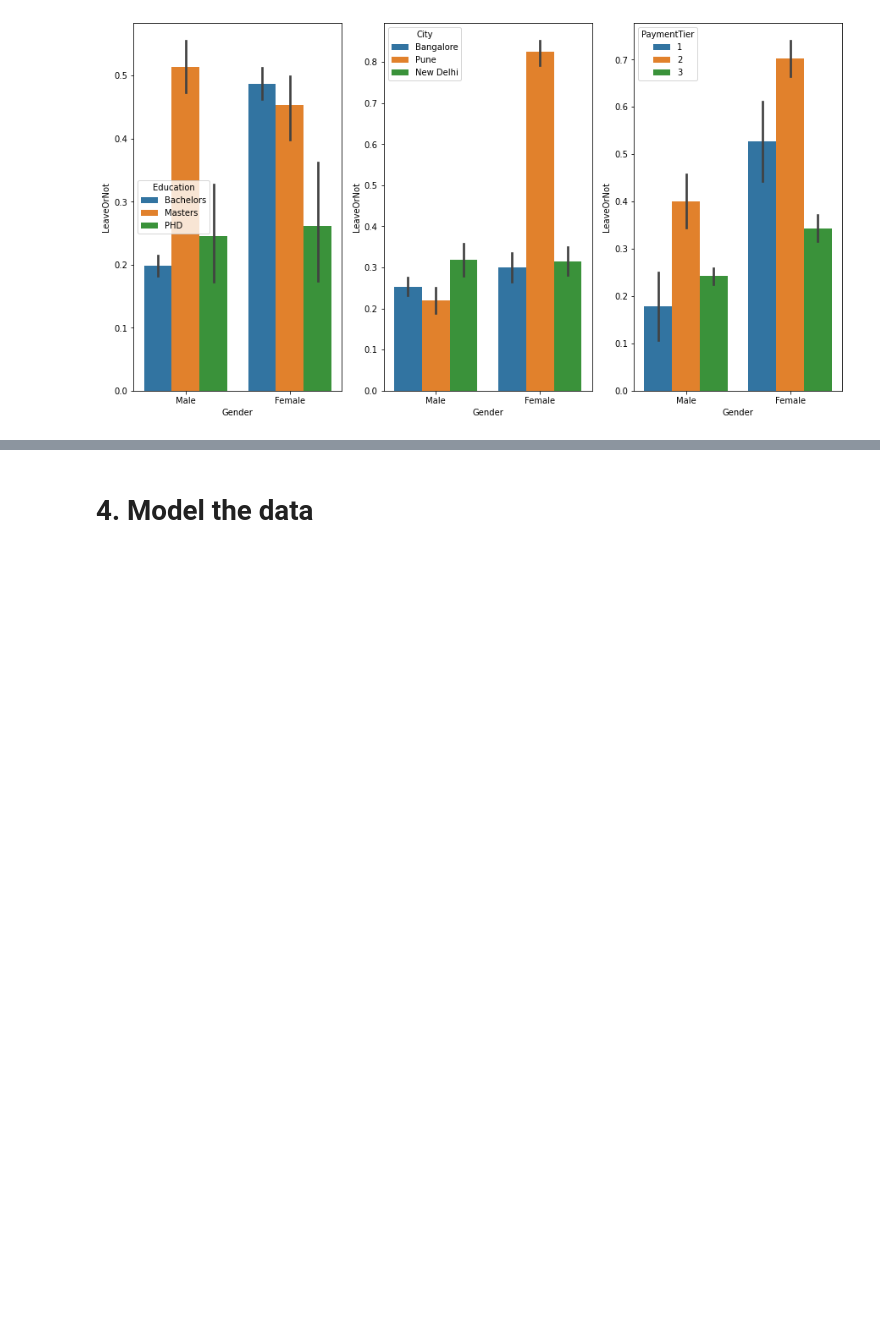
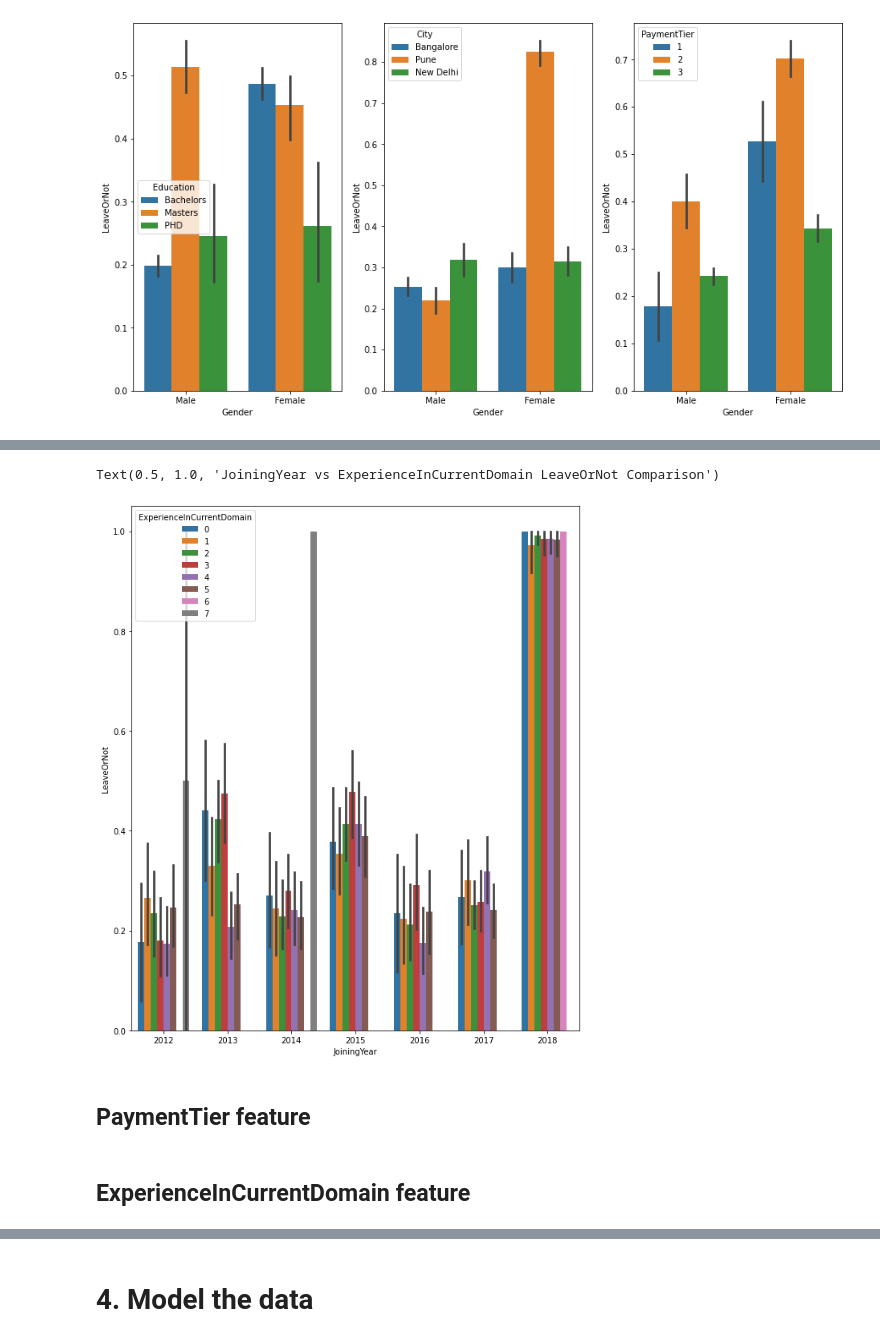
Before and after one commit to bochendong/CS9637A, a Jupyter notebook: 9637a.ipynb, the cells around one changed output, grey strips where cells are left out. Cells and saved outputs as stored; diff of their text form; code cells hidden in the pictures; blank space fills up the shorter version.

```diff
--- a/9637a.ipynb
+++ b/9637a.ipynb
@@ -254,0 +285,11 @@ Text(0.5, 1.0, 'Sex vs IsAlone Survival Comparison')
+# %%
+fig, qaxis = plt.subplots(1,1,figsize=(20,8))
+sns.barplot(x = 'JoiningYear', y = 'LeaveOrNot', hue = 'ExperienceInCurrentDomain', data=data)
+axis1.set_title('JoiningYear vs ExperienceInCurrentDomain LeaveOrNot Comparison')
+# %% [output]
+Text(0.5, 1.0, 'JoiningYear vs ExperienceInCurrentDomain LeaveOrNot Comparison')
+[figure, added]
+# %% [markdown]
+## PaymentTier feature
+# %% [markdown]
+## ExperienceInCurrentDomain feature
```
Also changed, not shown: parts of 10 cells of this notebook.
